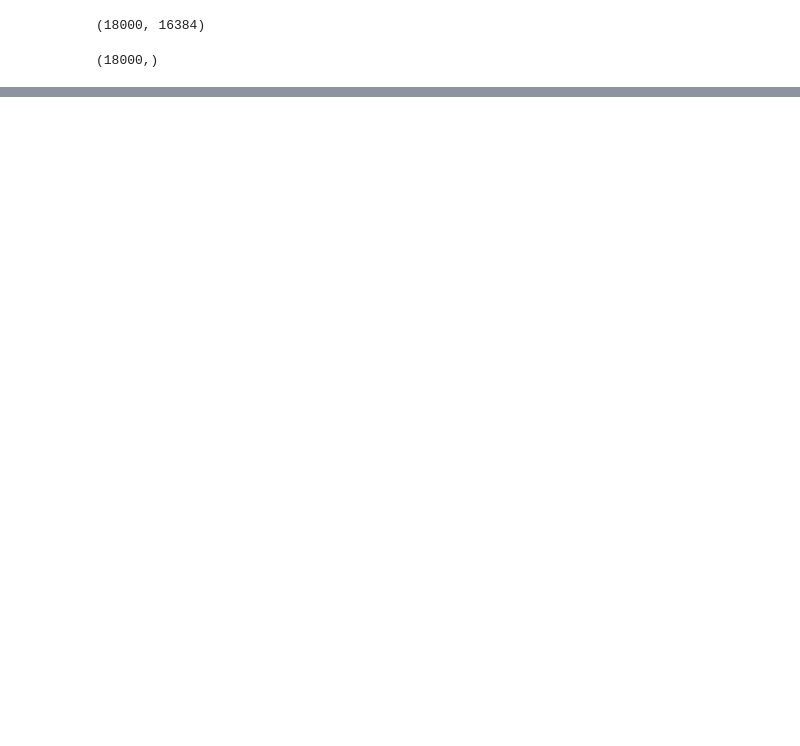
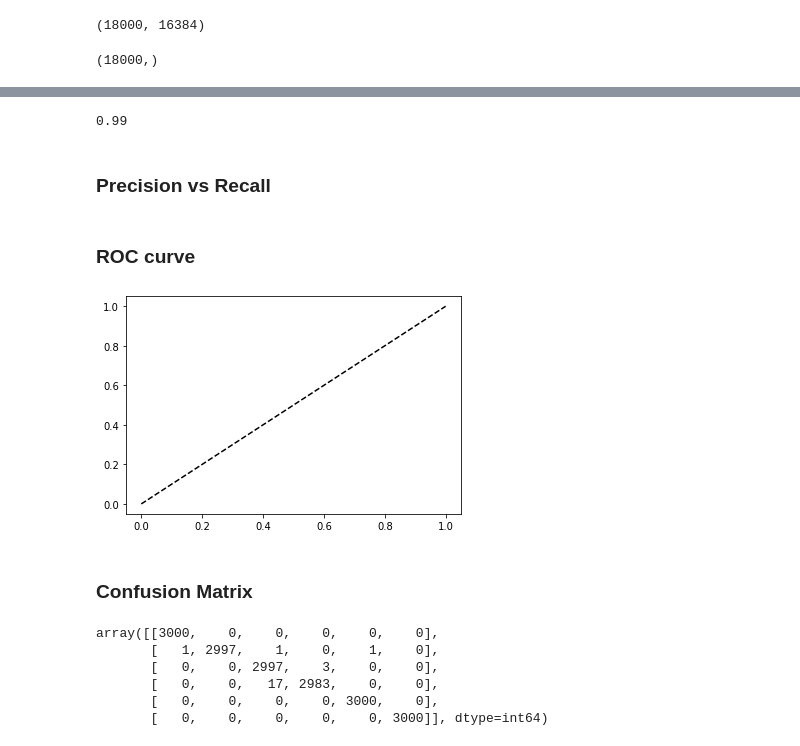
Before and after one commit to rezar12/DataScience_and_ANN, a Jupyter notebook: finger_reko/finger_recognition.ipynb, the cells around one changed output, grey strips where cells are left out. Saved outputs shown, nothing was run; the diff lists cells and outputs as text; code cells hidden in the pictures; blank space fills up the shorter version.

```diff
--- a/finger_reko/finger_recognition.ipynb
+++ b/finger_reko/finger_recognition.ipynb
@@ -144,0 +153,12 @@ xtest_s = xtest
+# %%
+# check if faster
+from sklearn.decomposition import IncrementalPCA
+t1 = time.time()
+n_batches = 100
+inc_pca = IncrementalPCA(n_components=0.95)
+for X_batch in np.array_split(xtrain_s, n_batches):
+    inc_pca.partial_fit(X_batch)
+
+X_reduced = inc_pca.transform(xtrain_s)
+t2 = time.time()
+t2-t1
@@ -145,5 +171,8 @@ xtest_s = xtest
 # %%
-xtrain_s = xtrain_s[:100]
-xtest_s = xtrain_s[:20]
-ytrain = ytrain[:100]
-ytest = ytest[:20]
+trainsize = 2000
+testsize = 400
+
+xtrain_s = xtrain_s[:trainsize]
+xtest_s = xtrain_s[:testsize]
+ytrain = ytrain[:trainsize]
+ytest = ytest[:testsize]
@@ -188,0 +236,12 @@ Naive Bayes      Score : 100.00 % 100.00
+# %%
+from sklearn.linear_model import SGDClassifier
+from sklearn.model_selection import cross_val_score
+
+clf = SGDClassifier(random_state=37)
+score = cross_val_score(clf, X_reduced, ytrain, cv=5, scoring="accuracy")
+
+score.min()
+# %% [output]
+0.99
+# %% [markdown]
+### Precision vs Recall
@@ -189,3 +260,31 @@ Naive Bayes      Score : 100.00 % 100.00
+# %%
+y_scores = cross_val_predict(clf, X_reduced, ytrain, cv=3, method="decision_function")
+# %% [markdown]
+### ROC curve
+# %%
+from sklearn.metrics import roc_curve
+
+fpr, tpr, thresholds = roc_curve(ytrain, y_scores,pos_label={'L','R'})
+
+def plot_roc_curve(fpr, tpr, label=None):
+    plt.plot(fpr, tpr, linewidth=2, label=label)
+    plt.plot([0, 1], [0, 1], 'k--') # Dashed diagonal
+
+plot_roc_curve(fpr, tpr)
+plt.show()
+# %% [output]
+[figure, added]
+# %% [markdown]
+### Confusion Matrix
+# %%
+confmatr
+# %% [output]
+array([[3000,    0,    0,    0,    0,    0],
+       [   1, 2997,    1,    0,    1,    0],
+       [   0,    0, 2997,    3,    0,    0],
+       [   0,    0,   17, 2983,    0,    0],
+       [   0,    0,    0,    0, 3000,    0],
+       [   0,    0,    0,    0,    0, 3000]], dtype=int64)
 # %%
 print(ytest[:15])
 ypred = classifier.predict(xtest_s[:15])
```
Also changed, not shown: parts of 16 cells of this notebook.
